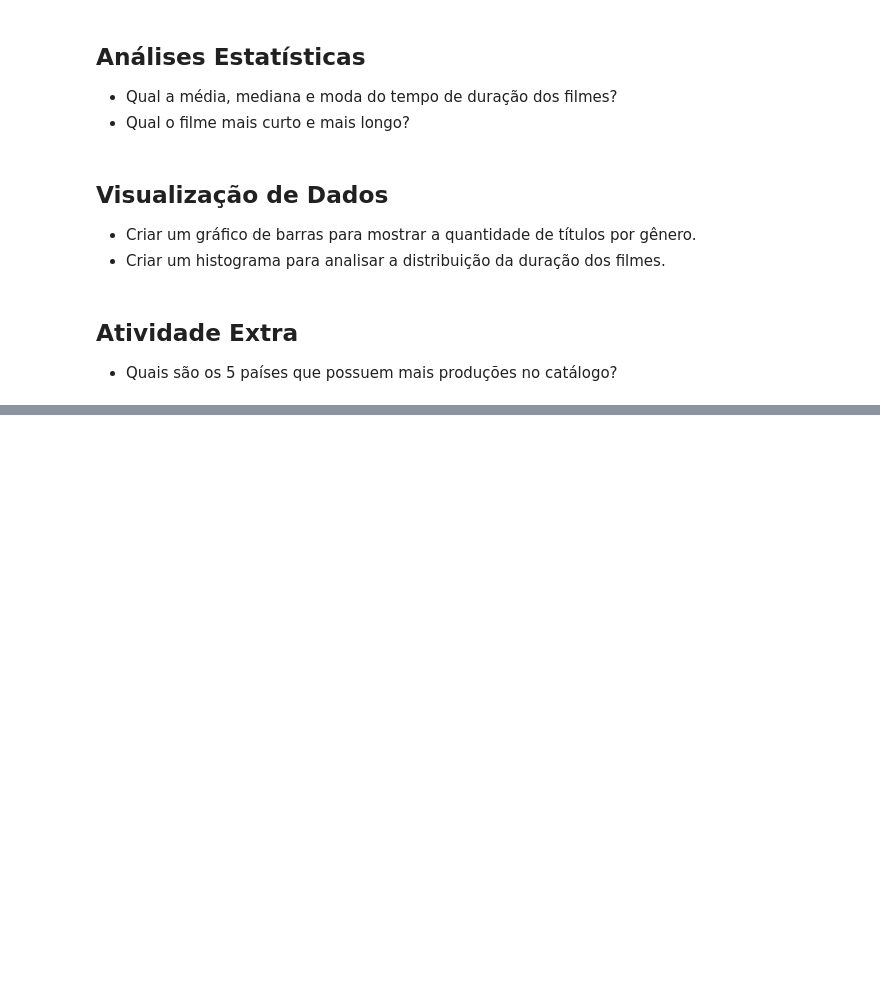
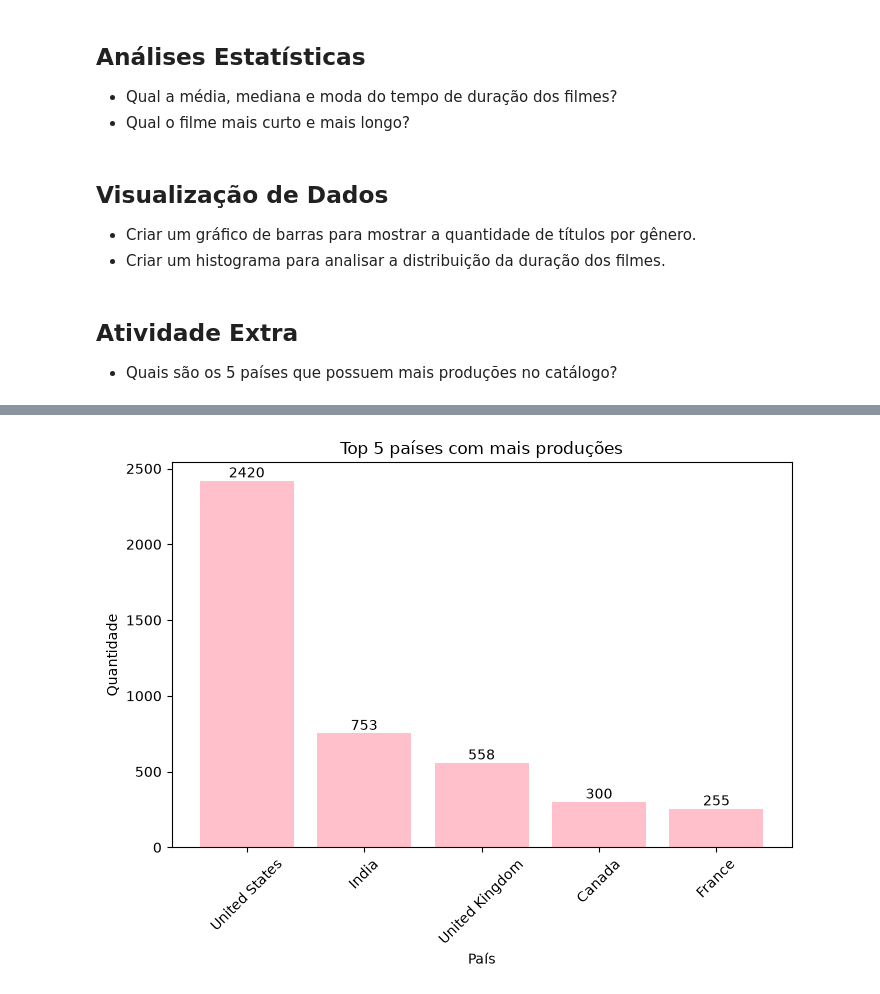
Before and after one commit to stephleao/wmc-desafio-netflix, a Jupyter notebook: Nina_da_Hora_Estatística_com_Python_Frequência_e_Medidas___Bootcamp_Data_Analytics_2026_1.ipynb, the cells around one changed output, grey strips where cells are left out. Cells and saved outputs as stored; diff of their text form; code cells hidden in the pictures; blank space fills up the shorter version.

Commit message:
Adiciona análise dos 5 países com mais produções

```diff
--- a/Nina_da_Hora_Estatística_com_Python_Frequência_e_Medidas___Bootcamp_Data_Analytics_2026_1.ipynb
+++ b/Nina_da_Hora_Estatística_com_Python_Frequência_e_Medidas___Bootcamp_Data_Analytics_2026_1.ipynb
@@ -62,0 +97,30 @@ filmes.
+# %%
+# Visualizando os 5 países com mais produções no catálogo
+
+plt.figure(figsize=(8,5))
+
+ax = plt.bar(
+    top5_paises['País'],
+    top5_paises['Quantidade'],
+    color='pink'
+)
+
+plt.title('Top 5 países com mais produções')
+plt.xlabel('País')
+plt.ylabel('Quantidade')
+plt.xticks(rotation=45)
+
+# Exibindo os valores sobre as barras
+for bar in ax:
+    y = bar.get_height()
+    plt.text(
+        bar.get_x() + bar.get_width()/2,
+        y,
+        int(y),
+        ha='center',
+        va='bottom'
+    )
+
+plt.show()
+# %% [output]
+[figure, added]
```
Also changed, not shown: parts of 2 cells of this notebook.
